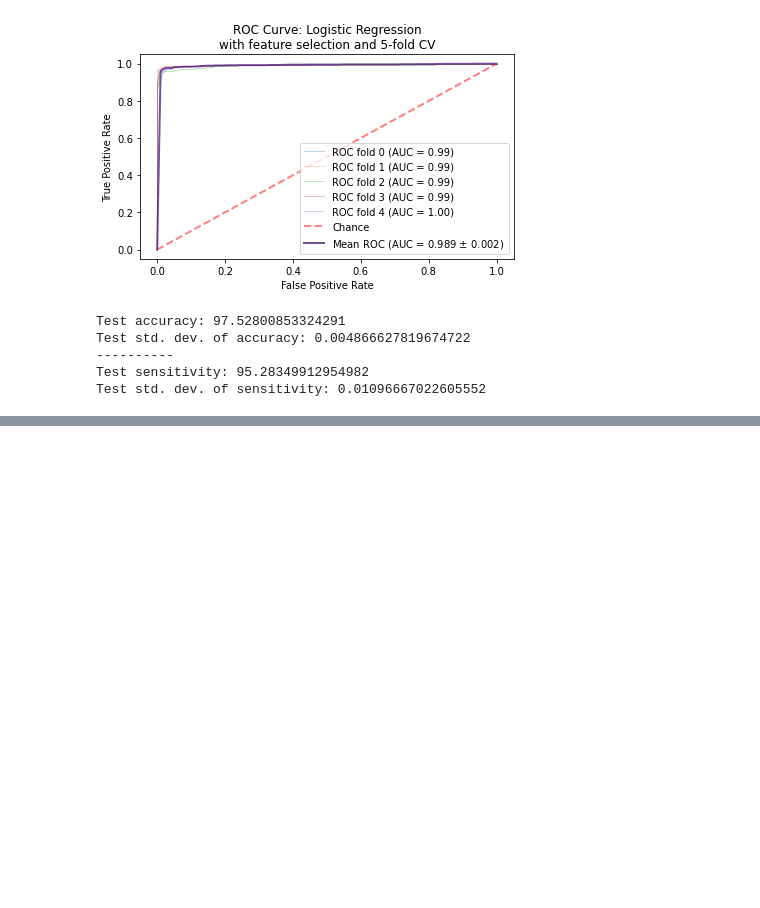
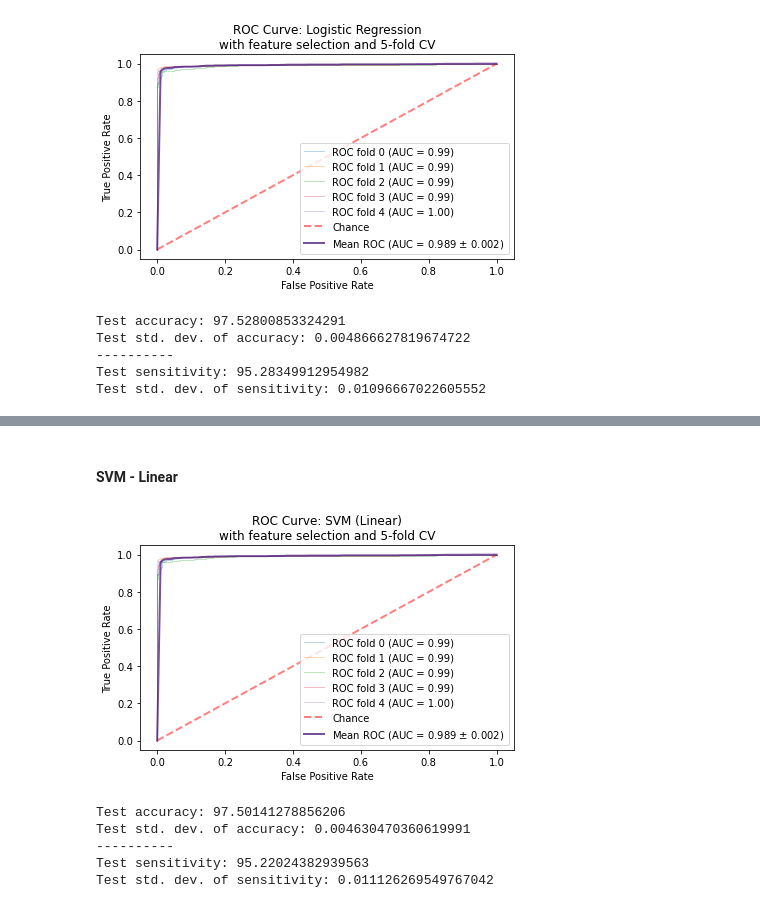
Before and after one commit to jerryadamsfranklin/brain-tumour-detection, a Jupyter notebook: featureSelection.ipynb, the cells around one changed output, grey strips where cells are left out. Drawn from its saved outputs; the diff is of its cells as text; code cells hidden in the pictures; blank space fills up the shorter version.

```diff
--- a/featureSelection.ipynb
+++ b/featureSelection.ipynb
@@ -115,0 +145,13 @@ Test std. dev. of sensitivity: 0.01096667022605552
+# %% [markdown]
+#### SVM - Linear
+# %%
+svm_linear = SVC(kernel = 'linear', gamma = 'auto')  # create model
+
+calcMetrics(svm_linear, 'SVM (Linear)')
+# %% [output]
+[figure, added]
+Test accuracy: 97.50141278856206
+Test std. dev. of accuracy: 0.004630470360619991
+----------
+Test sensitivity: 95.22024382939563
+Test std. dev. of sensitivity: 0.011126269549767042
```
Also changed, not shown: parts of 10 cells of this notebook, 6 other files.
